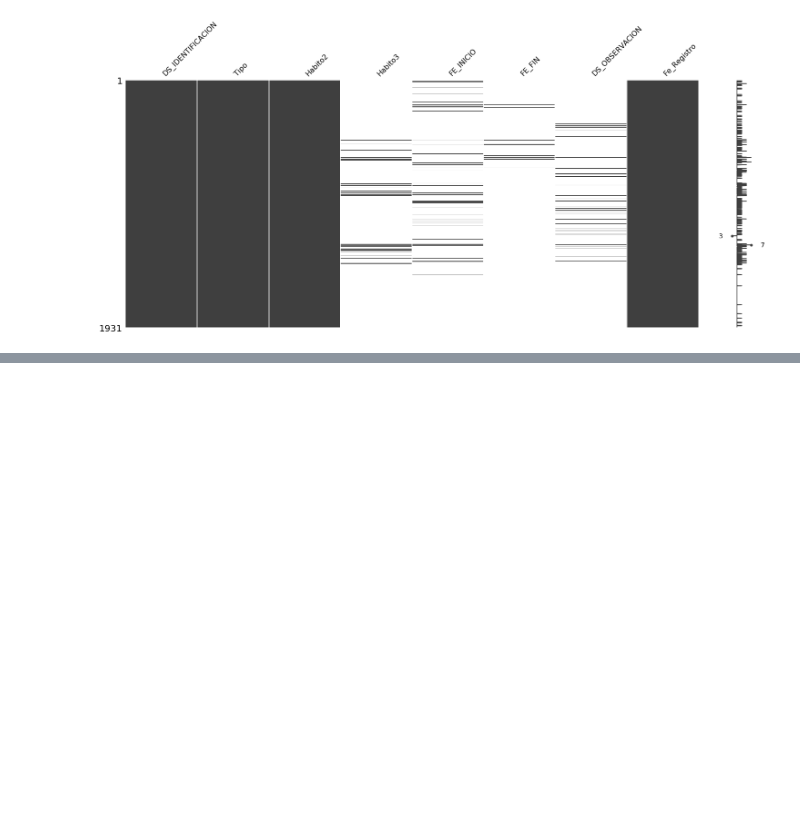
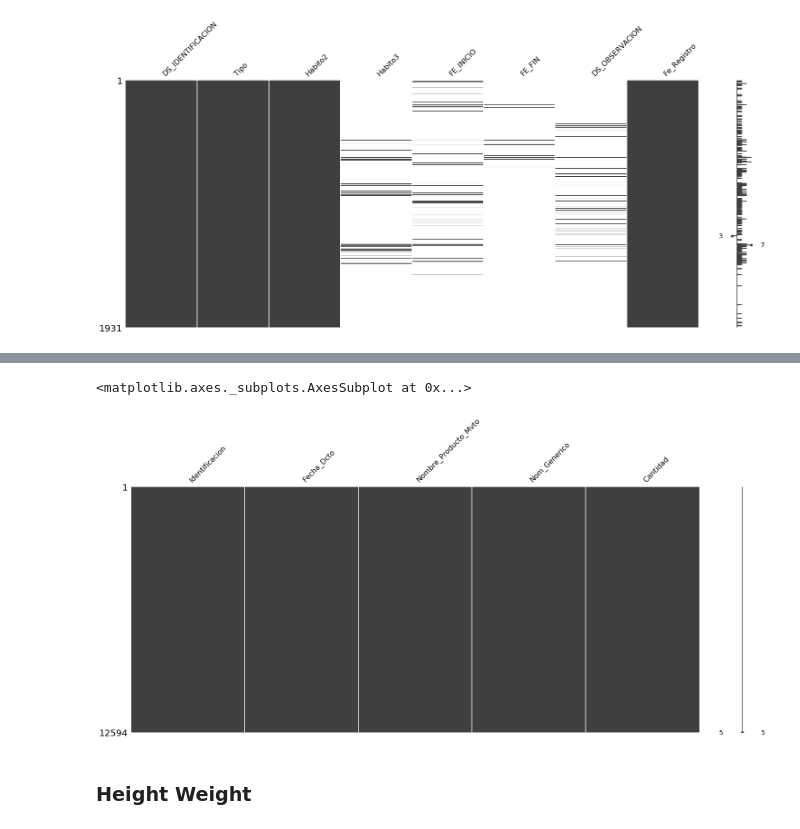
Before and after one commit to DS4A-T22/exploratory_data_analysis, a Jupyter notebook: EDA-01.ipynb, the cells around one changed output, grey strips where cells are left out. Cells and saved outputs as stored; diff of their text form; code cells hidden in the pictures; blank space fills up the shorter version.

```diff
--- a/EDA-01.ipynb
+++ b/EDA-01.ipynb
@@ -756,0 +847,7 @@ msno.matrix(habits)
+# %%
+msno.matrix(biologics_asthma)
+# %% [output]
+<matplotlib.axes._subplots.AxesSubplot at 0x...>
+[figure, added]
+# %% [markdown]
+### Height Weight
```
Also changed, not shown: parts of 21 cells of this notebook.
